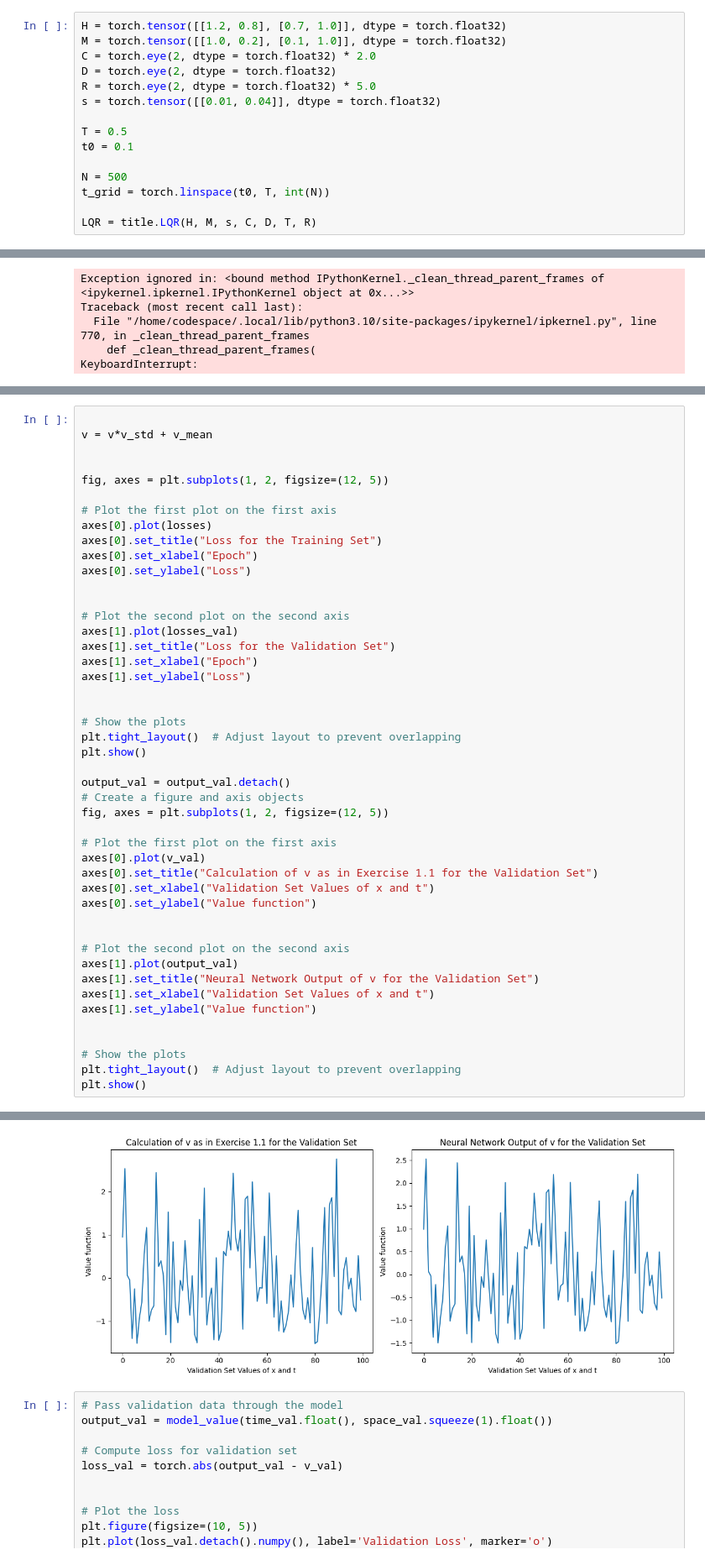
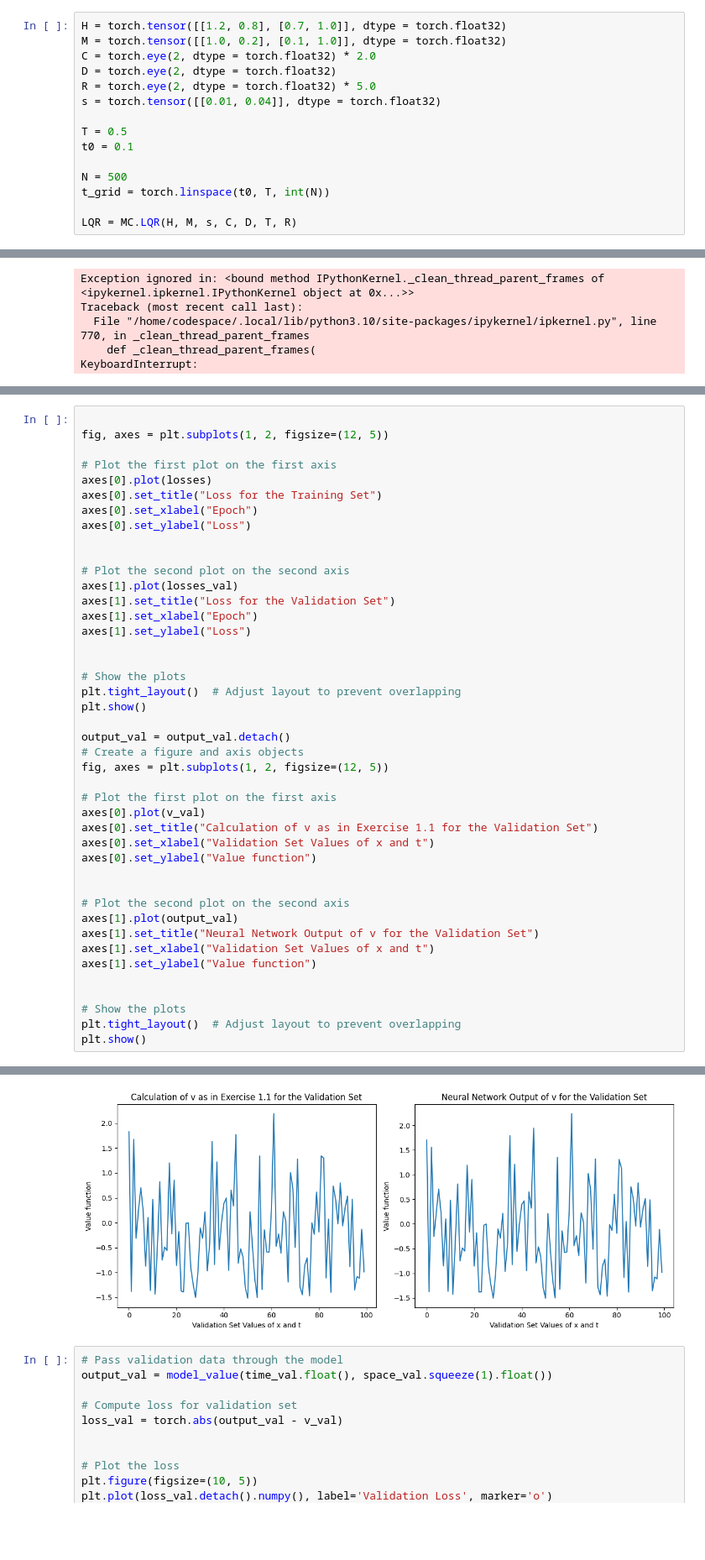
Before and after one commit to axelk99/SCDAA, a Jupyter notebook: Untitled.ipynb, the cells around one changed output, grey strips where cells are left out. Shown at 84% size. Saved outputs shown, nothing was run; the diff lists cells and outputs as text; blank space fills up the shorter version.

```diff
--- a/Untitled.ipynb
+++ b/Untitled.ipynb
@@ -29,7 +33,7 @@ t0 = 0.1
 N = 500
 t_grid = torch.linspace(t0, T, int(N))
 
-LQR = title.LQR(H, M, s, C, D, T, R)
+LQR = MC.LQR(H, M, s, C, D, T, R)
 # %%
 #Ricatti ODE Solution
 N = 500
@@ -158,9 +164,6 @@ for epoch in range(num_epochs):
     loss.backward()
     optimiser.step()
 # %%
-
-v = v*v_std + v_mean
-
 
 fig, axes = plt.subplots(1, 2, figsize=(12, 5))
 
@@ -208,4 +211,4 @@ plt.show()
-[figure, old version]
+[figure, new version]
 # %%
 # Pass validation data through the model
 output_val = model_value(time_val.float(), space_val.squeeze(1).float())
```
Also changed, not shown: parts of 8 cells of this notebook, 1 other file.
